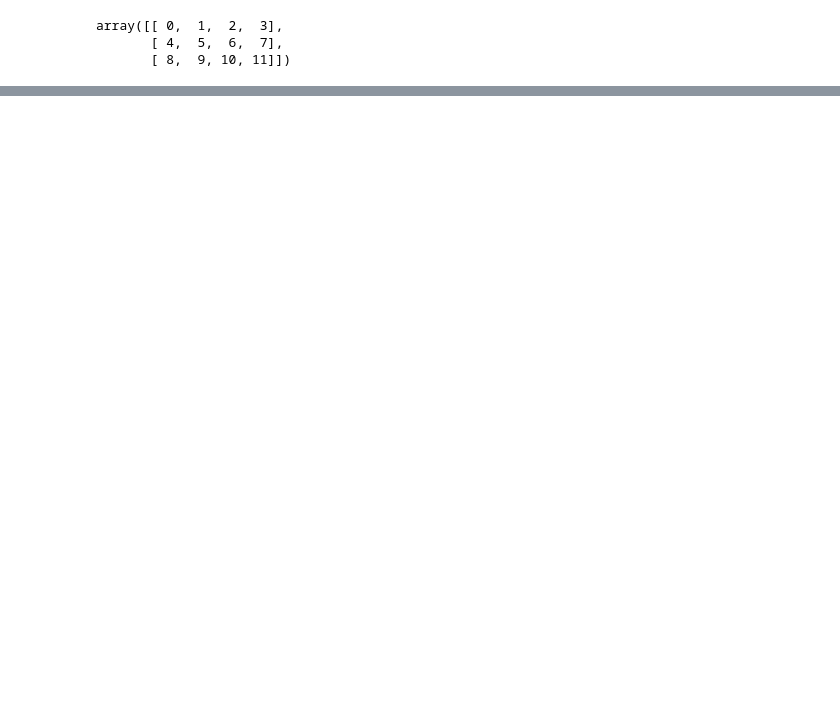
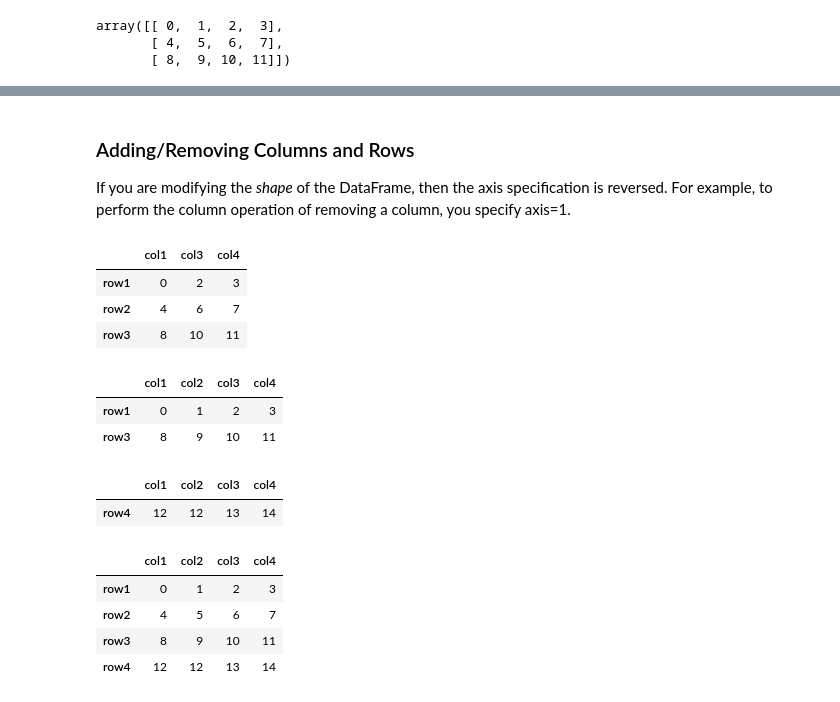
Before and after one commit to sdiehl28/Scikit-Learn-Workflow, a Jupyter notebook: pandas/AxisSpecification.ipynb, the cells around one changed output, grey strips where cells are left out. Saved outputs shown, nothing was run; the diff lists cells and outputs as text; code cells hidden in the pictures; blank space fills up the shorter version.

```diff
--- a/pandas/AxisSpecification.ipynb
+++ b/pandas/AxisSpecification.ipynb
@@ -183,0 +38,6 @@ I find this terminology counter-intuitive and prefer to use axis=0.
+# %%
+df = pd.DataFrame(data=X,
+                  columns="col1 col2 col3 col4".split(),
+                  index="row1 row2 row3".split())
+print(type(df))
+df
@@ -183,0 +146,34 @@ I find this terminology counter-intuitive and prefer to use axis=0.
+# %% [markdown]
+### Adding/Removing Columns and Rows
+If you are modifying the *shape* of the DataFrame, then the axis specification is reversed.  For example, to perform the column operation of removing a column, you specify axis=1.
+# %%
+# to drop a column, use axis=1
+df.drop('col2', axis=1)
+# %% [output]
+|  | col1 | col3 | col4 |
+| row1 | 0 | 2 | 3 |
+| row2 | 4 | 6 | 7 |
+| row3 | 8 | 10 | 11 |
+# %%
+# to drop a row, use axis=0
+df.drop('row2', axis=0)
+# %% [output]
+|  | col1 | col2 | col3 | col4 |
+| row1 | 0 | 1 | 2 | 3 |
+| row3 | 8 | 9 | 10 | 11 |
+# %%
+# create a row to add
+df2 = pd.DataFrame(data={'col1': 12, 'col2':12, 'col3':13, 'col4':14}, index=['row4'])
+df2
+# %% [output]
+|  | col1 | col2 | col3 | col4 |
+| row4 | 12 | 12 | 13 | 14 |
+# %%
+# to add a row, use axis=0
+pd.concat([df, df2], axis=0)
+# %% [output]
+|  | col1 | col2 | col3 | col4 |
+| row1 | 0 | 1 | 2 | 3 |
+| row2 | 4 | 5 | 6 | 7 |
+| row3 | 8 | 9 | 10 | 11 |
+| row4 | 12 | 12 | 13 | 14 |
```
Also changed, not shown: parts of 38 cells of this notebook, 4 other files.
